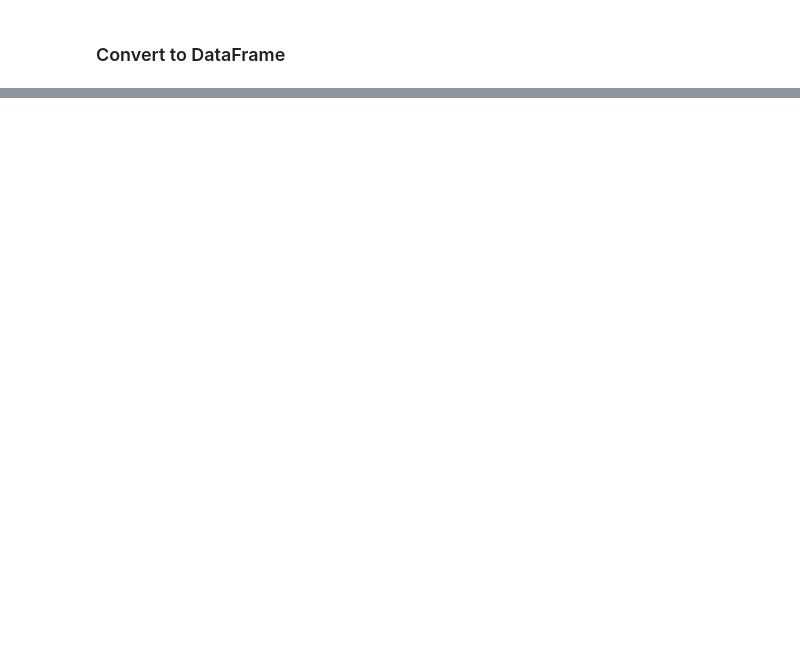
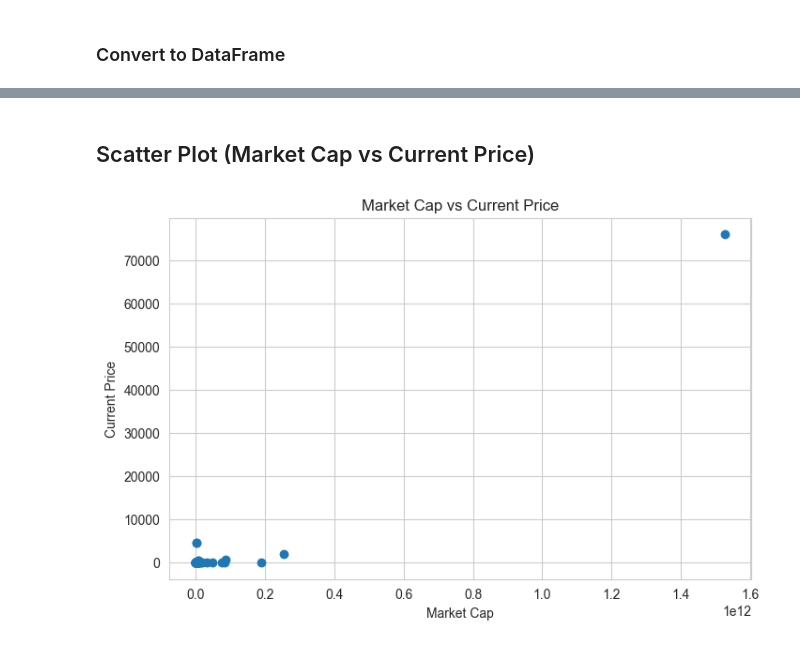
Before and after one commit to MaharjanSumit-59/AI_Data_Internship, a Jupyter notebook: week_5(EDA_Data_Analysis)/Task_4/task4.ipynb, the cells around one changed output, grey strips where cells are left out. Saved outputs shown, nothing was run; the diff lists cells and outputs as text; code cells hidden in the pictures; blank space fills up the shorter version.

```diff
--- a/week_5(EDA_Data_Analysis)/Task_4/task4.ipynb
+++ b/week_5(EDA_Data_Analysis)/Task_4/task4.ipynb
@@ -107,0 +314,25 @@ df.head()
+# %% [markdown]
+## Scatter Plot (Market Cap vs Current Price)
+# %%
+plt.figure(figsize=(8,5))
+
+plt.scatter(
+    df["market_cap"],
+    df["current_price"]
+)
+
+plt.title(
+    "Market Cap vs Current Price"
+)
+
+plt.xlabel("Market Cap")
+
+plt.ylabel("Current Price")
+
+plt.savefig(
+    "charts/marketcap_vs_price_scatter.png"
+)
+
+plt.show()
+# %% [output]
+[figure, added]
```
Also changed, not shown: parts of 28 cells of this notebook, 8 other files.
